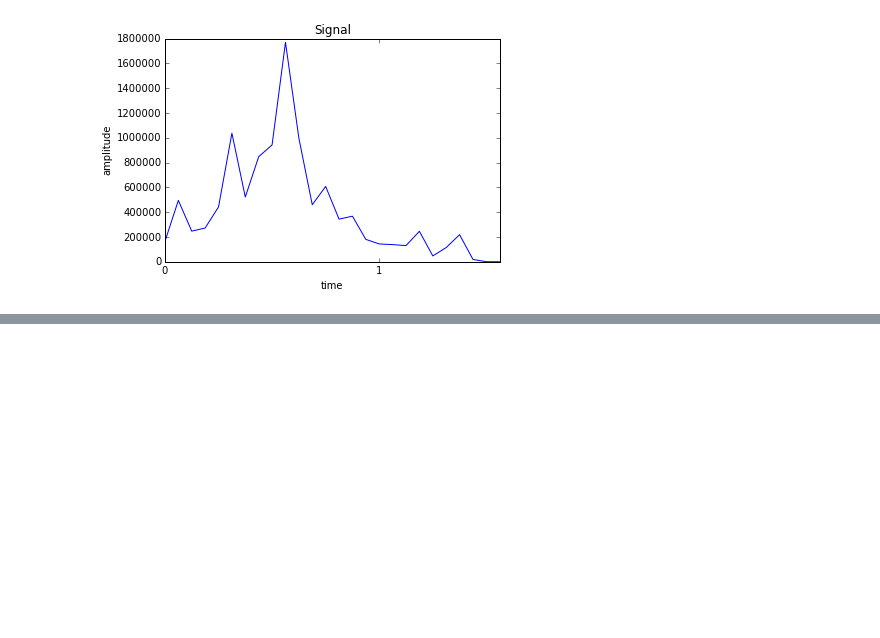
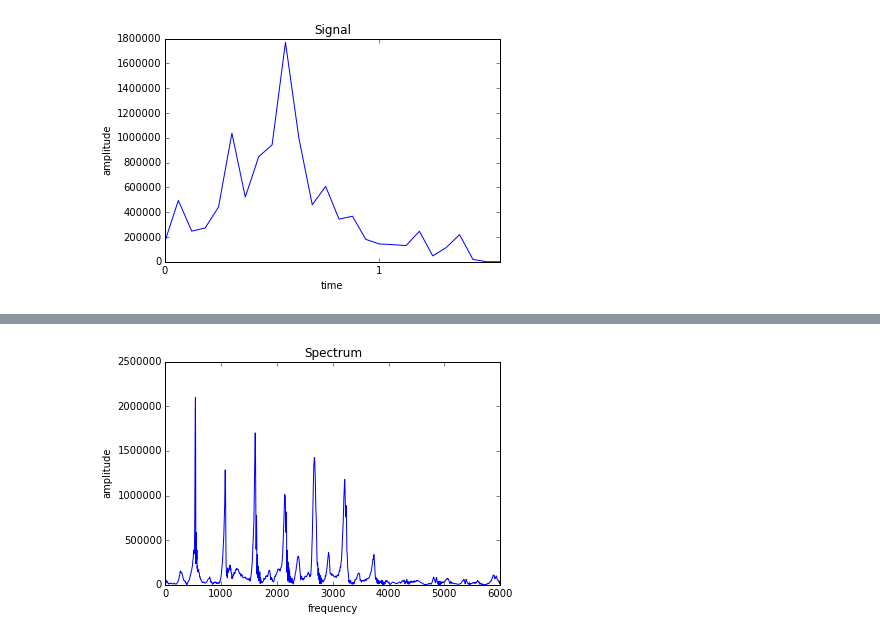
Before and after one commit to bertschingert/cs328-final, a Jupyter notebook: Data for Instruments.ipynb, the cells around one changed output, grey strips where cells are left out. Drawn from its saved outputs; the diff is of its cells as text; code cells hidden in the pictures; blank space fills up the shorter version.

```diff
--- a/Data for Instruments.ipynb
+++ b/Data for Instruments.ipynb
@@ -98,0 +106,5 @@ au.graph_signal(s_v, 16)
+# %%
+s = fft.rfft(w)
+au.graph_fft(s, 6000)
+# %% [output]
+[figure, added]
```
Also changed, not shown: parts of 3 cells of this notebook, 6 other files.
